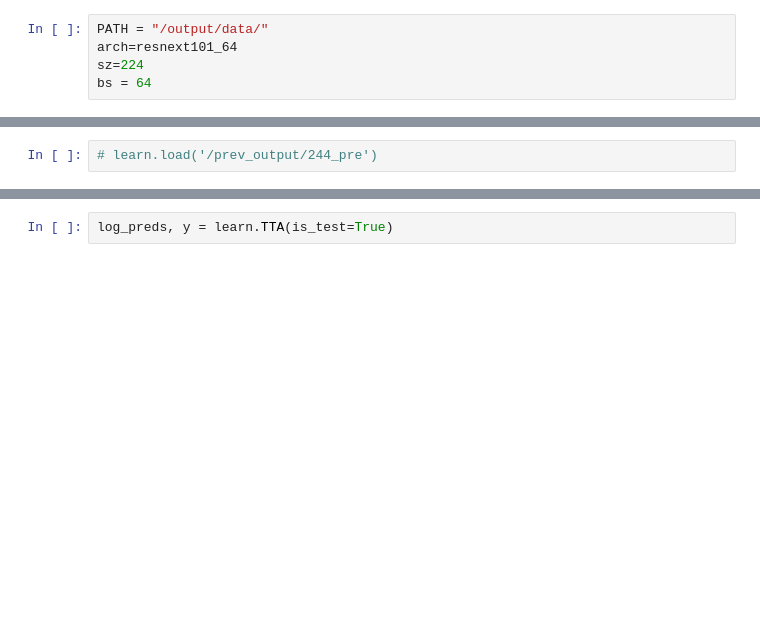
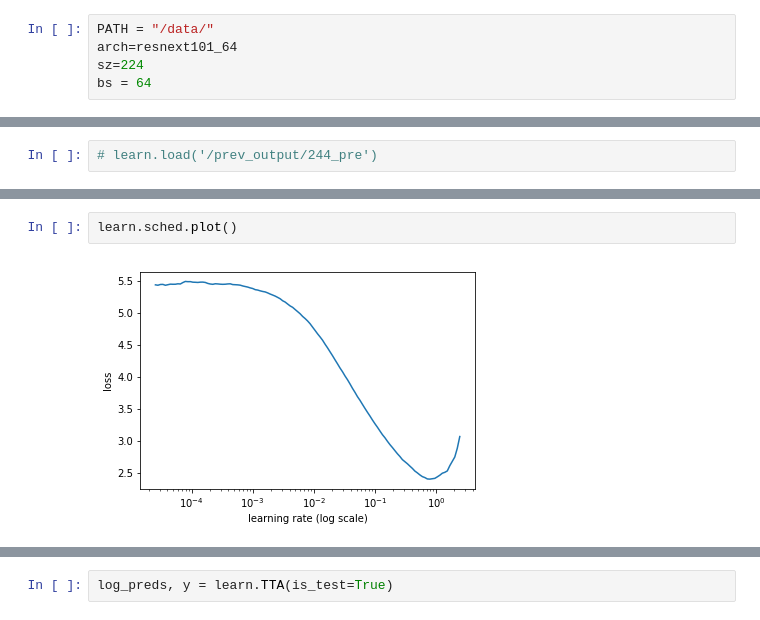
Before and after one commit to xiaochuan-du/ml_utils, a Jupyter notebook: proj/floyd/pg.ipynb, the cells around one changed output, grey strips where cells are left out. Cells and saved outputs as stored; diff of their text form; blank space fills up the shorter version.

```diff
--- a/proj/floyd/pg.ipynb
+++ b/proj/floyd/pg.ipynb
@@ -36,7 +28,7 @@ from fastai.dataset import *
 from fastai.sgdr import *
 from fastai.plots import *
 # %%
-PATH = "/output/data/"
+PATH = "/data/"
 arch=resnext101_64
 sz=224
 bs = 64
@@ -75,0 +76,4 @@ learn = ConvLearner.pretrained(arch, data, precompute=True)
+# %%
+learn.sched.plot()
+# %% [output]
+[figure, added]
```
Also changed, not shown: parts of 14 cells of this notebook, 2 other files.
